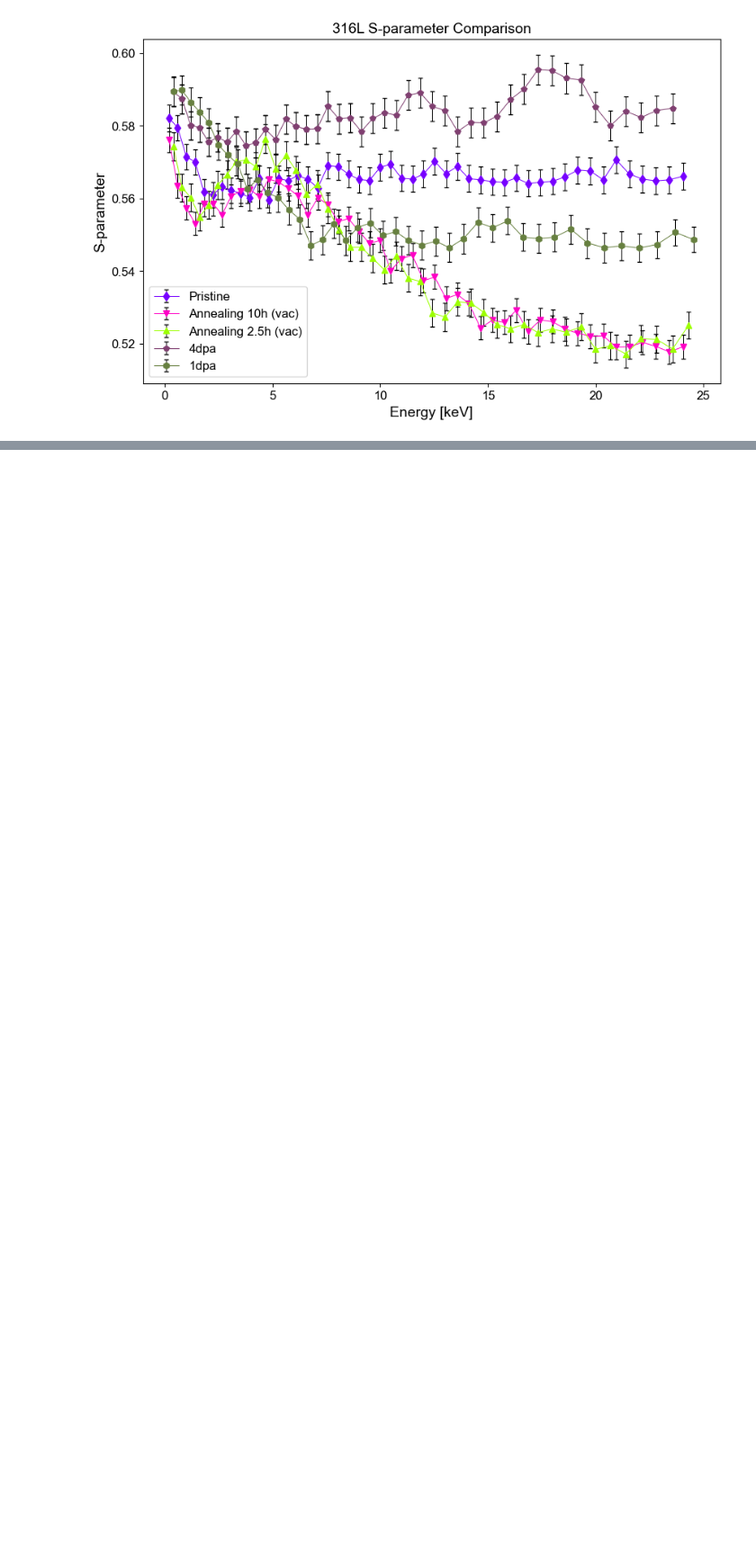
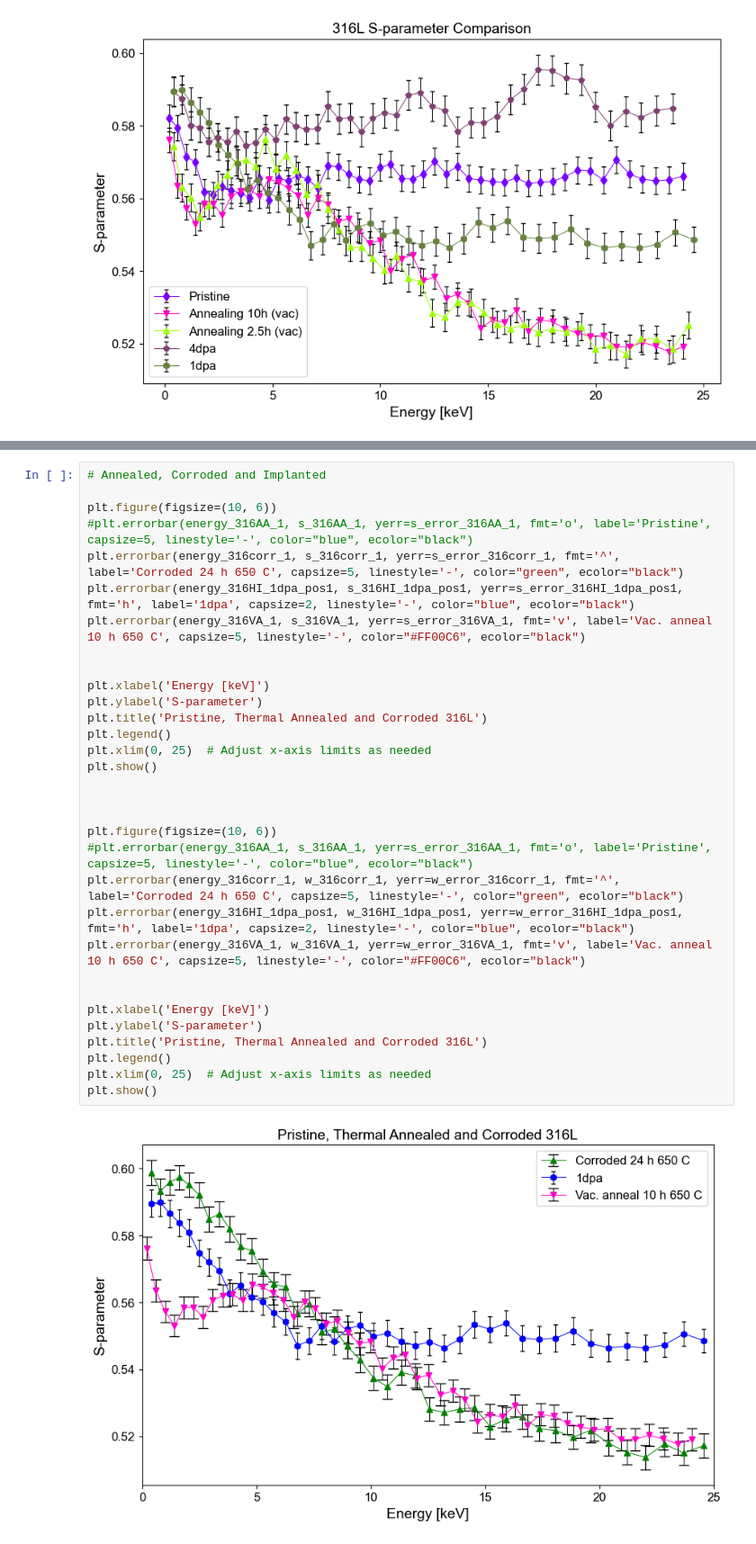
Before and after one commit to jeanvictorbendixenfm-web/Programming-PALS, a Jupyter notebook: PAS_analyzer.ipynb, the cells around one changed output, grey strips where cells are left out. Shown at 90% size. Cells and saved outputs as stored; diff of their text form; blank space fills up the shorter version.

```diff
--- a/PAS_analyzer.ipynb
+++ b/PAS_analyzer.ipynb
@@ -320,0 +389,34 @@ plt.show()
+# %%
+# Annealed, Corroded and Implanted
+
+plt.figure(figsize=(10, 6))
+#plt.errorbar(energy_316AA_1, s_316AA_1, yerr=s_error_316AA_1, fmt='o', label='Pristine', capsize=5, linestyle='-', color="blue", ecolor="black")
+plt.errorbar(energy_316corr_1, s_316corr_1, yerr=s_error_316corr_1, fmt='^', label='Corroded 24 h 650 C', capsize=5, linestyle='-', color="green", ecolor="black")
+plt.errorbar(energy_316HI_1dpa_pos1, s_316HI_1dpa_pos1, yerr=s_error_316HI_1dpa_pos1, fmt='h', label='1dpa', capsize=2, linestyle='-', color="blue", ecolor="black")
+plt.errorbar(energy_316VA_1, s_316VA_1, yerr=s_error_316VA_1, fmt='v', label='Vac. anneal 10 h 650 C', capsize=5, linestyle='-', color="#FF00C6", ecolor="black")
+
+
+plt.xlabel('Energy [keV]')
+plt.ylabel('S-parameter')
+plt.title('Pristine, Thermal Annealed and Corroded 316L')
+plt.legend()
+plt.xlim(0, 25)  # Adjust x-axis limits as needed
+plt.show()
+
+
+
+plt.figure(figsize=(10, 6))
+#plt.errorbar(energy_316AA_1, s_316AA_1, yerr=s_error_316AA_1, fmt='o', label='Pristine', capsize=5, linestyle='-', color="blue", ecolor="black")
+plt.errorbar(energy_316corr_1, w_316corr_1, yerr=w_error_316corr_1, fmt='^', label='Corroded 24 h 650 C', capsize=5, linestyle='-', color="green", ecolor="black")
+plt.errorbar(energy_316HI_1dpa_pos1, w_316HI_1dpa_pos1, yerr=w_error_316HI_1dpa_pos1, fmt='h', label='1dpa', capsize=2, linestyle='-', color="blue", ecolor="black")
+plt.errorbar(energy_316VA_1, w_316VA_1, yerr=w_error_316VA_1, fmt='v', label='Vac. anneal 10 h 650 C', capsize=5, linestyle='-', color="#FF00C6", ecolor="black")
+
+
+plt.xlabel('Energy [keV]')
+plt.ylabel('S-parameter')
+plt.title('Pristine, Thermal Annealed and Corroded 316L')
+plt.legend()
+plt.xlim(0, 25)  # Adjust x-axis limits as needed
+plt.show()
+# %% [output]
+[figure, added]
```
Also changed, not shown: parts of 11 cells of this notebook, 6 other files.
